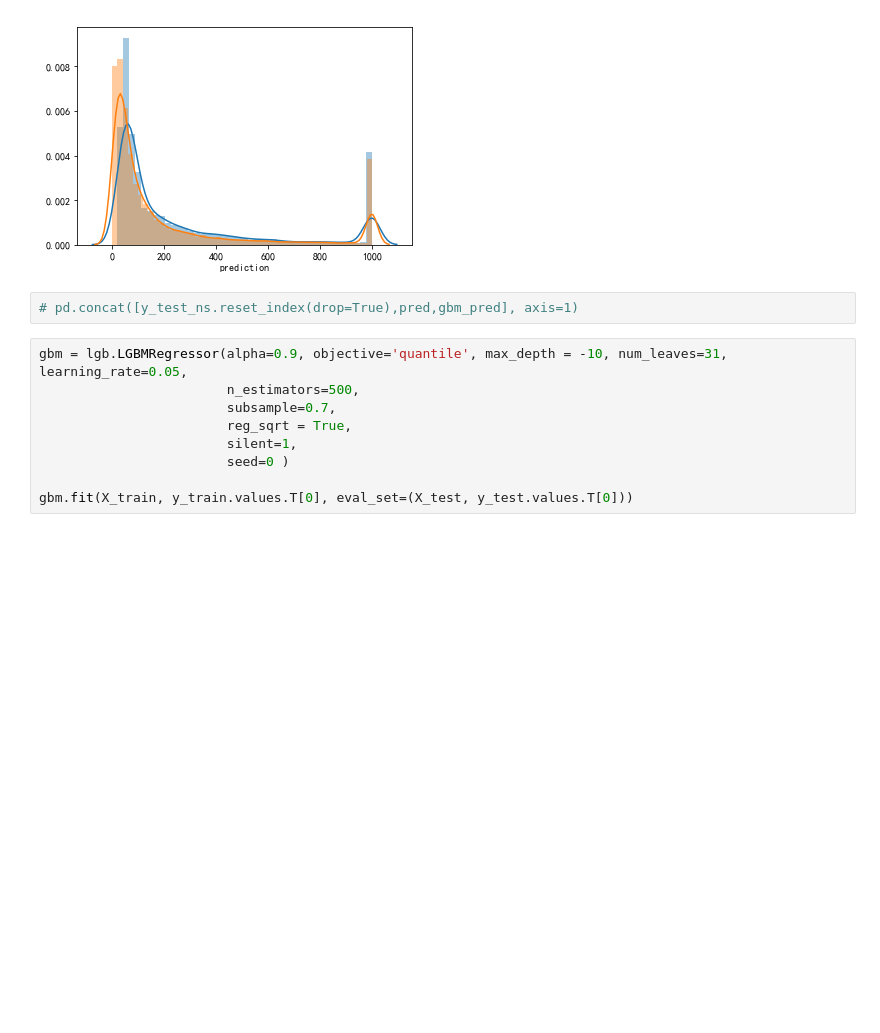
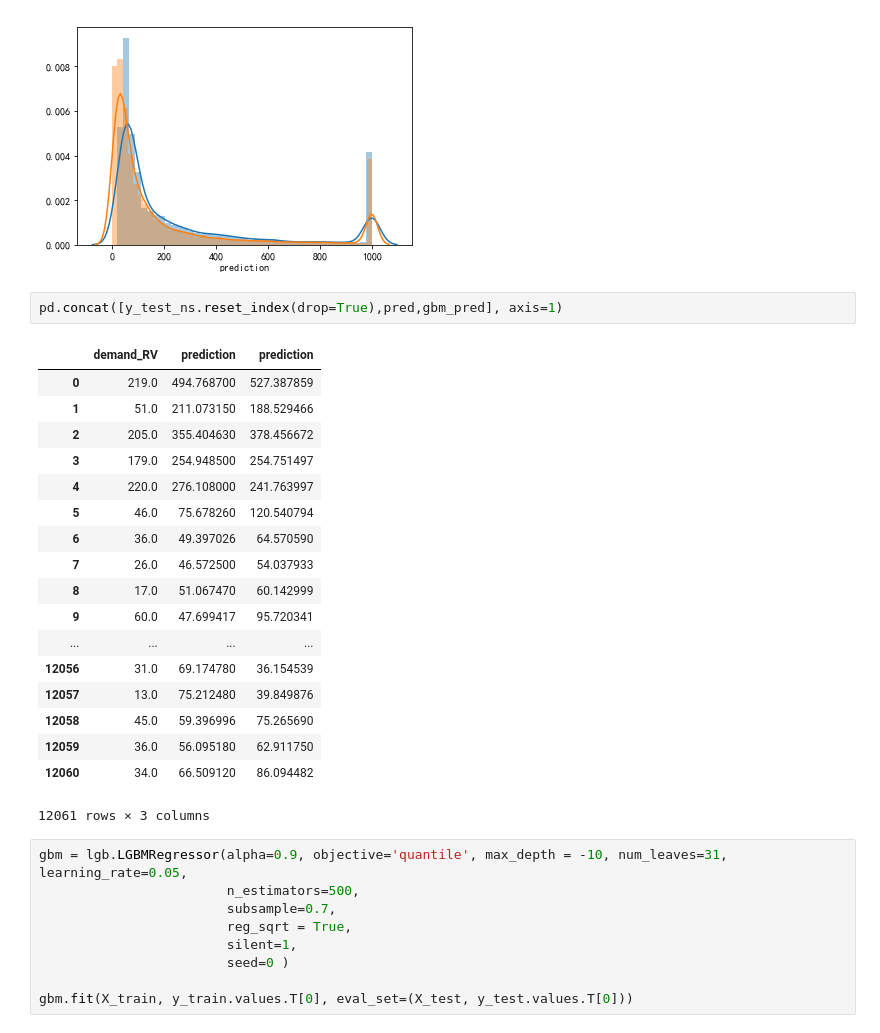
Before and after one commit to schemmy/e2e, a Jupyter notebook: construction/nn_v2.ipynb, the cells around one changed output. Drawn from its saved outputs; the diff is of its cells as text; blank space fills up the shorter version.

```diff
--- a/construction/nn_v2.ipynb
+++ b/construction/nn_v2.ipynb
@@ -335,7 +335,26 @@ sns.distplot(y_test_ns.clip(0,1000));
 # %% [output]
 [figure]
 # %%
-# pd.concat([y_test_ns.reset_index(drop=True),pred,gbm_pred], axis=1)
+pd.concat([y_test_ns.reset_index(drop=True),pred,gbm_pred], axis=1)
+# %% [output]
+|  | demand_RV | prediction | prediction |
+| 0 | 219.0 | 494.768700 | 527.387859 |
+| 1 | 51.0 | 211.073150 | 188.529466 |
+| 2 | 205.0 | 355.404630 | 378.456672 |
+| 3 | 179.0 | 254.948500 | 254.751497 |
+| 4 | 220.0 | 276.108000 | 241.763997 |
+| 5 | 46.0 | 75.678260 | 120.540794 |
+| 6 | 36.0 | 49.397026 | 64.570590 |
+| 7 | 26.0 | 46.572500 | 54.037933 |
+| 8 | 17.0 | 51.067470 | 60.142999 |
+| 9 | 60.0 | 47.699417 | 95.720341 |
+| ... | ... | ... | ... |
+| 12056 | 31.0 | 69.174780 | 36.154539 |
+| 12057 | 13.0 | 75.212480 | 39.849876 |
+| 12058 | 45.0 | 59.396996 | 75.265690 |
+| 12059 | 36.0 | 56.095180 | 62.911750 |
+| 12060 | 34.0 | 66.509120 | 86.094482 |
+12061 rows × 3 columns
 # %%
 gbm = lgb.LGBMRegressor(alpha=0.9, objective='quantile', max_depth = -10, num_leaves=31, learning_rate=0.05,
                         n_estimators=500,
```
Also changed, not shown: 2 other files.
